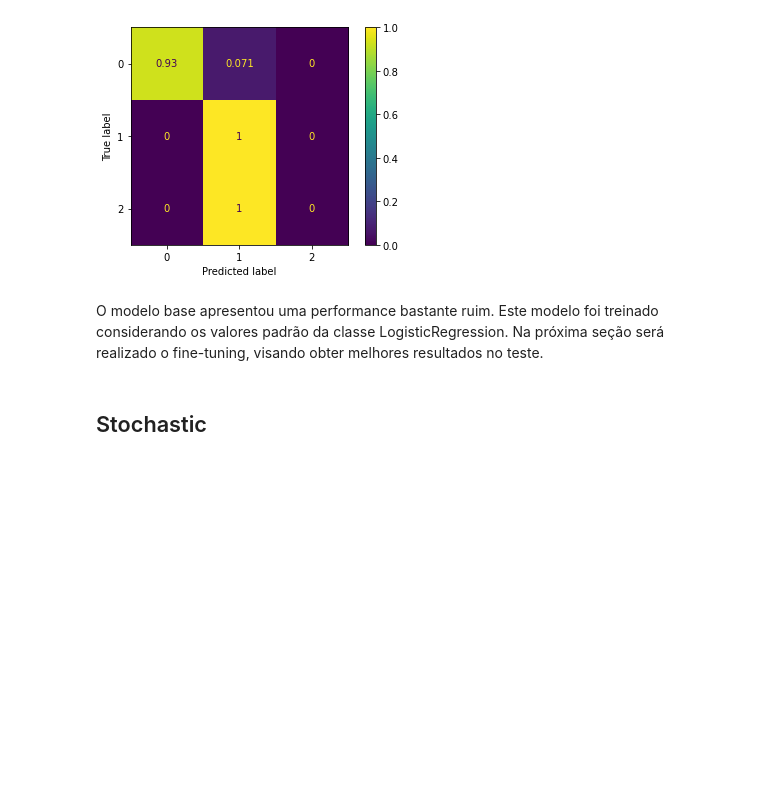
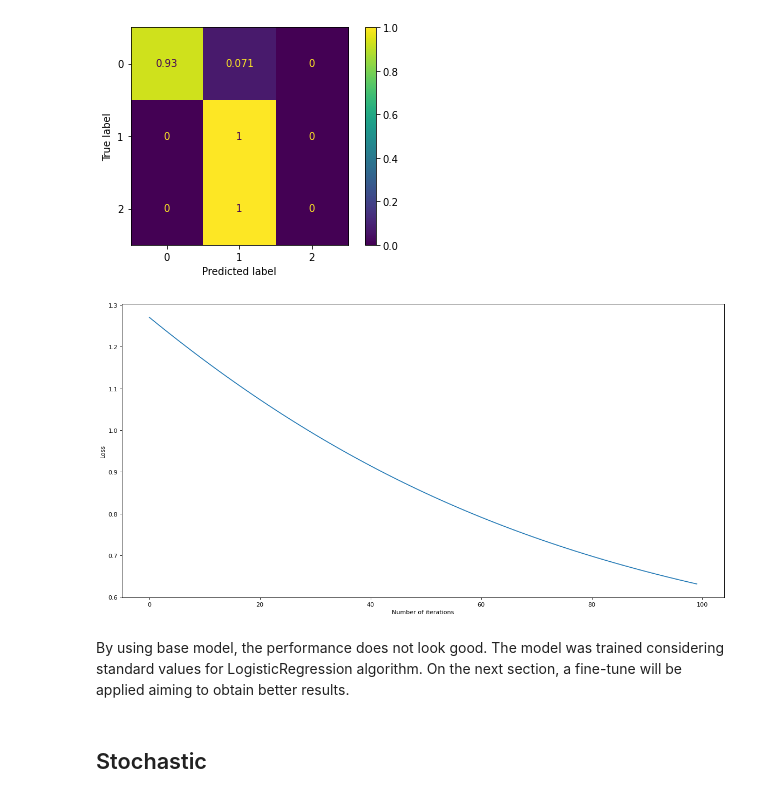
Before and after one commit to Leticia-paiva/d3APL, a Jupyter notebook: v2.ipynb, the cells around one changed output. Saved outputs shown, nothing was run; the diff lists cells and outputs as text; code cells hidden in the pictures; blank space fills up the shorter version.

Commit message:
Traduzindo comentários em inglês
Traduzindo comentários em inglês, exceto conclusão final e adicionando análise de losses.

```diff
--- a/v2.ipynb
+++ b/v2.ipynb
@@ -330,9 +334,19 @@ plot_confusion_matrix(clf, X_test, y_test, normalize='true')
 # %% [output]
 <sklearn.metrics._plot.confusion_matrix.ConfusionMatrixDisplay at 0x...>
 [figure]
+# %%
+losses = clf.losses()
+
+# visualising losses
+plt.figure(figsize=(18, 9), dpi=80)
+plt.plot(losses)
+plt.xlabel("Number of iterations")
+plt.ylabel("Loss")
+plt.show()
+# %% [output]
+[figure, added]
 # %% [markdown]
-O modelo base apresentou uma performance bastante ruim.
-Este modelo foi treinado considerando os valores padrão da classe LogisticRegression. Na próxima seção será realizado o fine-tuning, visando obter melhores resultados no teste.
+By using base model, the performance does not look good. The model was trained considering standard values for LogisticRegression algorithm. On the next section, a fine-tune will be applied aiming to obtain better results.
 # %% [markdown]
 ## Stochastic
 # %%
```
Also changed, not shown: parts of 18 cells of this notebook, 2 other files.
